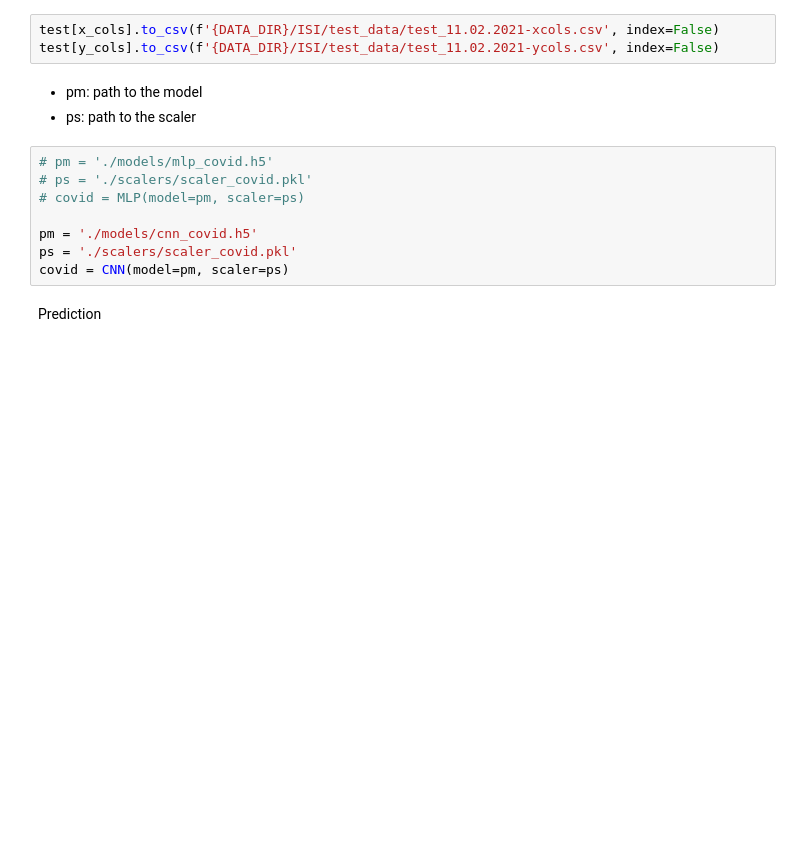
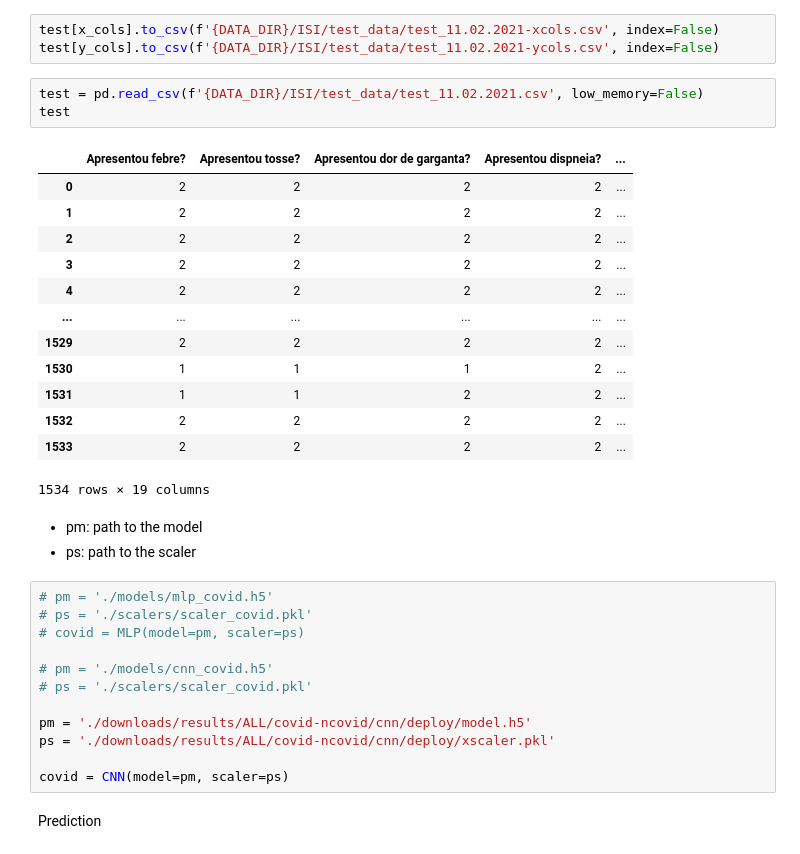
Before and after one commit to patricksferraz/pcr-analysis, a Jupyter notebook: predict-isi.ipynb, the cells around one changed output. Drawn from its saved outputs; the diff is of its cells as text; blank space fills up the shorter version.

```diff
--- a/predict-isi.ipynb
+++ b/predict-isi.ipynb
@@ -304,6 +309,23 @@ Save x,y
 # %%
 test[x_cols].to_csv(f'{DATA_DIR}/ISI/test_data/test_11.02.2021-xcols.csv', index=False)
 test[y_cols].to_csv(f'{DATA_DIR}/ISI/test_data/test_11.02.2021-ycols.csv', index=False)
+# %%
+test = pd.read_csv(f'{DATA_DIR}/ISI/test_data/test_11.02.2021.csv', low_memory=False)
+test
+# %% [output]
+|  | Apresentou febre? | Apresentou tosse? | Apresentou dor de garganta? | Apresentou dispneia? | ... |
+| 0 | 2 | 2 | 2 | 2 | ... |
+| 1 | 2 | 2 | 2 | 2 | ... |
+| 2 | 2 | 2 | 2 | 2 | ... |
+| 3 | 2 | 2 | 2 | 2 | ... |
+| 4 | 2 | 2 | 2 | 2 | ... |
+| ... | ... | ... | ... | ... | ... |
+| 1529 | 2 | 2 | 2 | 2 | ... |
+| 1530 | 1 | 1 | 1 | 2 | ... |
+| 1531 | 1 | 1 | 2 | 2 | ... |
+| 1532 | 2 | 2 | 2 | 2 | ... |
+| 1533 | 2 | 2 | 2 | 2 | ... |
+1534 rows × 19 columns
 # %% [markdown]
 - pm: path to the model
 - ps: path to the scaler
@@ -312,8 +334,12 @@ test[y_cols].to_csv(f'{DATA_DIR}/ISI/test_data/test_11.02.2021-ycols.csv', index
 # ps = './scalers/scaler_covid.pkl'
 # covid = MLP(model=pm, scaler=ps)
 
-pm = './models/cnn_covid.h5'
-ps = './scalers/scaler_covid.pkl'
+# pm = './models/cnn_covid.h5'
+# ps = './scalers/scaler_covid.pkl'
+
+pm = './downloads/results/ALL/covid-ncovid/cnn/deploy/model.h5'
+ps = './downloads/results/ALL/covid-ncovid/cnn/deploy/xscaler.pkl'
+
 covid = CNN(model=pm, scaler=ps)
 # %% [markdown]
 Prediction
```
Also changed, not shown: parts of 8 cells of this notebook.
